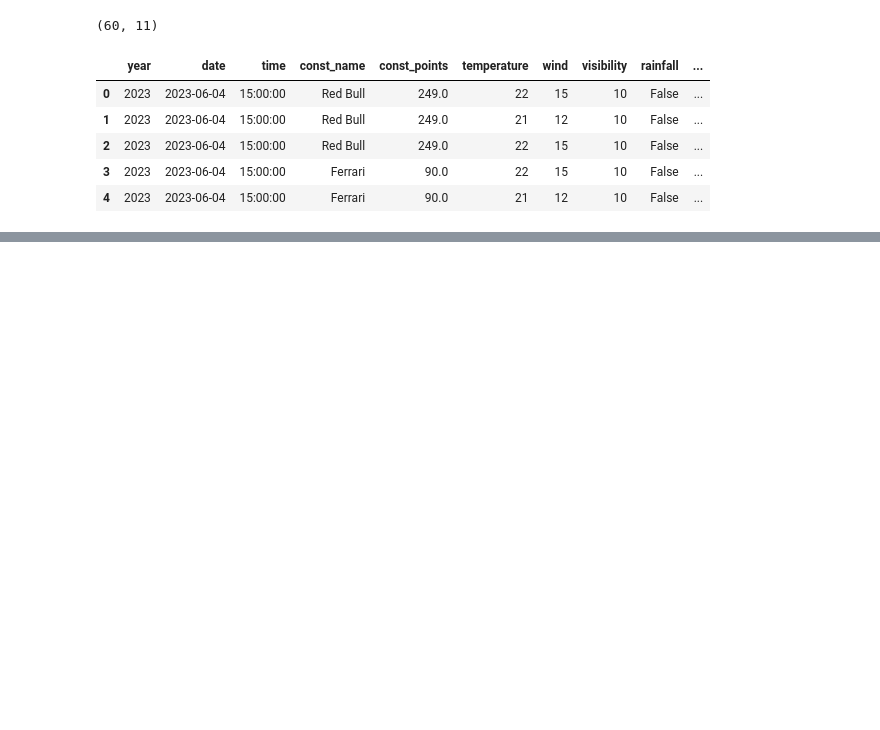
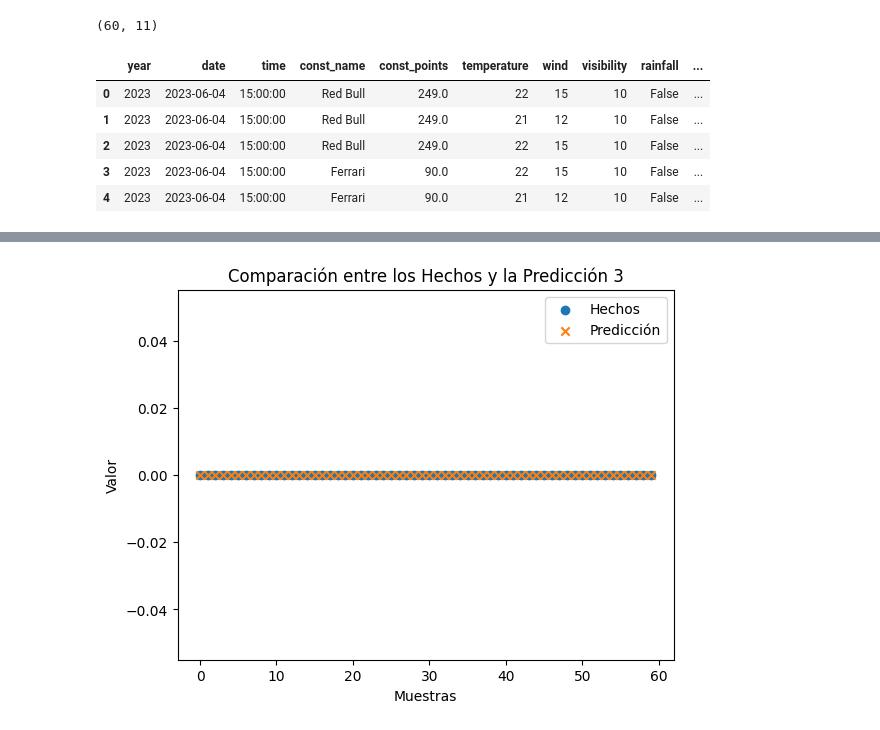
Before and after one commit to JuanGouveia/Final-Project, a Jupyter notebook: forecast/results.ipynb, the cells around one changed output, grey strips where cells are left out. Drawn from its saved outputs; the diff is of its cells as text; code cells hidden in the pictures; blank space fills up the shorter version.

```diff
--- a/forecast/results.ipynb
+++ b/forecast/results.ipynb
@@ -81,0 +137,4 @@ third.head()
+# %%
+comparison_third = pd.DataFrame({'Hechos': race['safety_car'], 'Predicción': first['safety_car']})
+
+comparison_third.head()
@@ -81,0 +148,10 @@ third.head()
+# %%
+plt.scatter(range(len(comparison_third)), comparison_third['Hechos'], label='Hechos', marker='o')
+plt.scatter(range(len(comparison_third)), comparison_third['Predicción'], label='Predicción', marker='x')
+plt.xlabel('Muestras')
+plt.ylabel('Valor')
+plt.title('Comparación entre los Hechos y la Predicción 3')
+plt.legend()
+plt.show();
+# %% [output]
+[figure, added]
```
Also changed, not shown: parts of 8 cells of this notebook, 6 other files.
